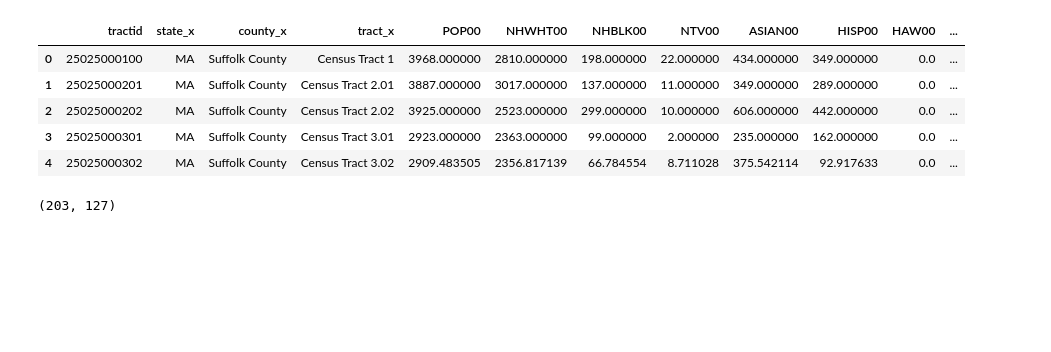
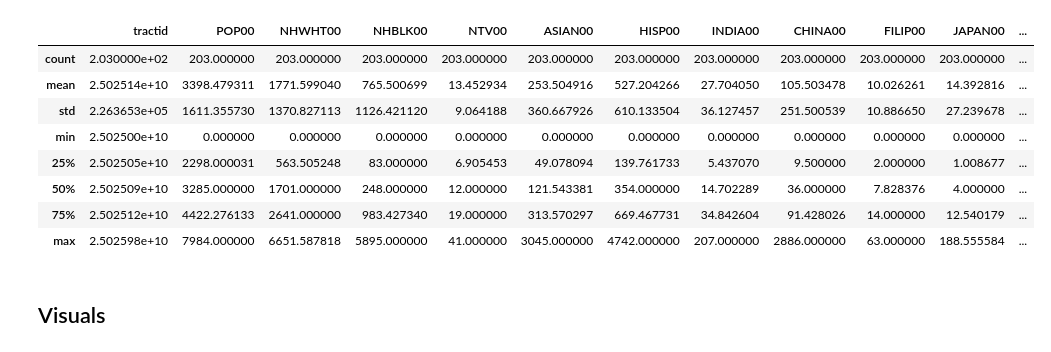
Before and after one commit to krbarounis/Predicting_Gentrification, a Jupyter notebook: EDA.ipynb, the cells around one changed output. Drawn from its saved outputs; the diff is of its cells as text; code cells hidden in the pictures; blank space fills up the shorter version.

```diff
--- a/EDA.ipynb
+++ b/EDA.ipynb
@@ -6,3 +6,9 @@ import seaborn as sns
 import pandas as pd
 # %%
 df = pd.read_csv('Full_count_census_changes.csv',index_col=0)
+# %%
+# let's drop tracts that have a population of 0
+df = df[df['POP00']!=0]
+# %%
+# lets also drop tracts with less than 500 people, these are mostly parks
+df = df[df['POP00']>500]
@@ -9,14 +36,13 @@ df = pd.read_csv('Full_count_census_changes.csv',index_col=0)
 # %%
-df.head()
+df.describe()
 # %% [output]
-|  | tractid | state_x | county_x | tract_x | POP00 | NHWHT00 | NHBLK00 | NTV00 | ASIAN00 | HISP00 | HAW00 | ... |
-| 0 | 25025000100 | MA | Suffolk County | Census Tract 1 | 3968.000000 | 2810.000000 | 198.000000 | 22.000000 | 434.000000 | 349.000000 | 0.0 | ... |
-| 1 | 25025000201 | MA | Suffolk County | Census Tract 2.01 | 3887.000000 | 3017.000000 | 137.000000 | 11.000000 | 349.000000 | 289.000000 | 0.0 | ... |
-| 2 | 25025000202 | MA | Suffolk County | Census Tract 2.02 | 3925.000000 | 2523.000000 | 299.000000 | 10.000000 | 606.000000 | 442.000000 | 0.0 | ... |
-| 3 | 25025000301 | MA | Suffolk County | Census Tract 3.01 | 2923.000000 | 2363.000000 | 99.000000 | 2.000000 | 235.000000 | 162.000000 | 0.0 | ... |
-| 4 | 25025000302 | MA | Suffolk County | Census Tract 3.02 | 2909.483505 | 2356.817139 | 66.784554 | 8.711028 | 375.542114 | 92.917633 | 0.0 | ... |
+|  | tractid | POP00 | NHWHT00 | NHBLK00 | NTV00 | ASIAN00 | HISP00 | INDIA00 | CHINA00 | FILIP00 | JAPAN00 | ... |
+| count | 2.030000e+02 | 203.000000 | 203.000000 | 203.000000 | 203.000000 | 203.000000 | 203.000000 | 203.000000 | 203.000000 | 203.000000 | 203.000000 | ... |
+| mean | 2.502514e+10 | 3398.479311 | 1771.599040 | 765.500699 | 13.452934 | 253.504916 | 527.204266 | 27.704050 | 105.503478 | 10.026261 | 14.392816 | ... |
+| std | 2.263653e+05 | 1611.355730 | 1370.827113 | 1126.421120 | 9.064188 | 360.667926 | 610.133504 | 36.127457 | 251.500539 | 10.886650 | 27.239678 | ... |
+| min | 2.502500e+10 | 0.000000 | 0.000000 | 0.000000 | 0.000000 | 0.000000 | 0.000000 | 0.000000 | 0.000000 | 0.000000 | 0.000000 | ... |
+| 25% | 2.502505e+10 | 2298.000031 | 563.505248 | 83.000000 | 6.905453 | 49.078094 | 139.761733 | 5.437070 | 9.500000 | 2.000000 | 1.008677 | ... |
+| 50% | 2.502509e+10 | 3285.000000 | 1701.000000 | 248.000000 | 12.000000 | 121.543381 | 354.000000 | 14.702289 | 36.000000 | 7.828376 | 4.000000 | ... |
+| 75% | 2.502512e+10 | 4422.276133 | 2641.000000 | 983.427340 | 19.000000 | 313.570297 | 669.467731 | 34.842604 | 91.428026 | 14.000000 | 12.540179 | ... |
+| max | 2.502598e+10 | 7984.000000 | 6651.587818 | 5895.000000 | 41.000000 | 3045.000000 | 4742.000000 | 207.000000 | 2886.000000 | 63.000000 | 188.555584 | ... |
-# %%
-df.shape
-# %% [output]
-(203, 127)
 # %%
@@ -29,3 +51,5 @@ df.shape
+# %% [markdown]
+## Visuals
 # %%
 sns.set(rc={'figure.figsize':(11.7,8.27)})
 # %%
```
Also changed, not shown: parts of 23 cells of this notebook.
